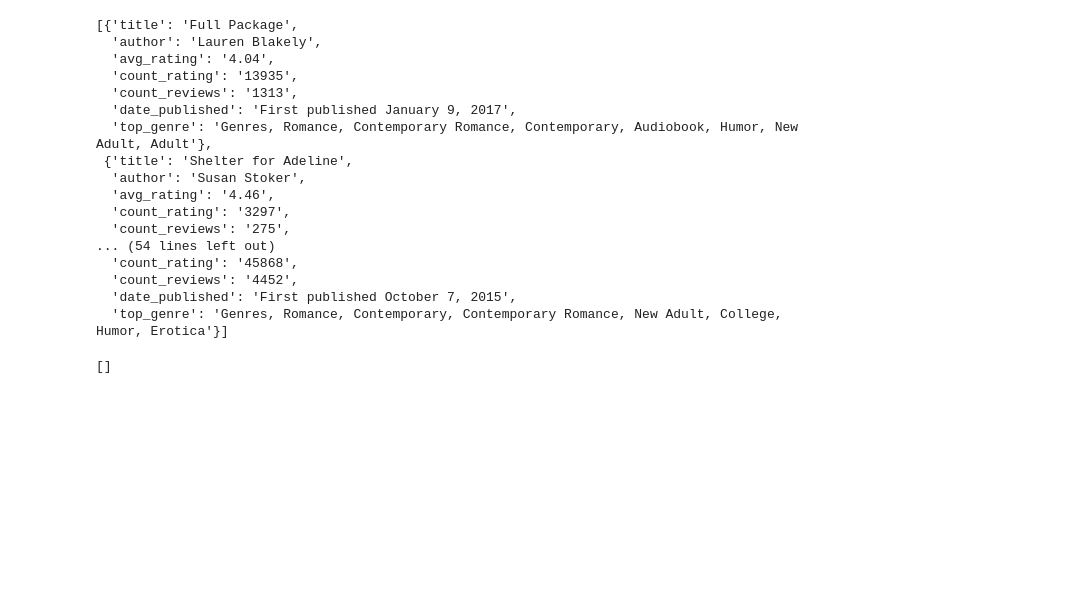
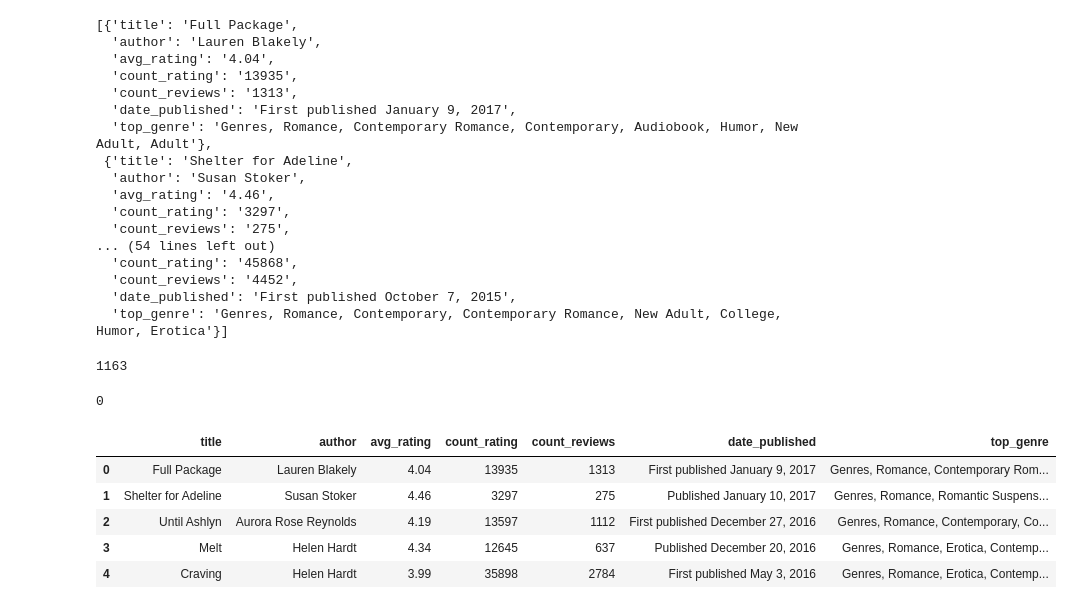
Before and after one commit to melaniewesson/bestseller_capstone, a Jupyter notebook: notebooks/startoverjune9.ipynb, the cells around one changed output. Saved outputs shown, nothing was run; the diff lists cells and outputs as text; code cells hidden in the pictures; blank space fills up the shorter version.

```diff
--- a/notebooks/startoverjune9.ipynb
+++ b/notebooks/startoverjune9.ipynb
@@ -445,7 +445,3 @@ goodreads_found
   'count_reviews': '4452',
   'date_published': 'First published October 7, 2015',
   'top_genre': 'Genres, Romance, Contemporary, Contemporary Romance, New Adult, College, Humor, Erotica'}]
-# %%
-goodreads_unavailable
-# %% [output]
-[]
@@ -453,0 +448,8 @@ goodreads_unavailable
+# %%
+len(goodreads_found)
+# %% [output]
+1163
+# %%
+len(goodreads_unavailable)
+# %% [output]
+0
@@ -453,0 +458,9 @@ goodreads_unavailable
+# %%
+goodreads_found.head()
+# %% [output]
+|  | title | author | avg_rating | count_rating | count_reviews | date_published | top_genre |
+| 0 | Full Package | Lauren Blakely | 4.04 | 13935 | 1313 | First published January 9, 2017 | Genres, Romance, Contemporary Rom... |
+| 1 | Shelter for Adeline | Susan Stoker | 4.46 | 3297 | 275 | Published January 10, 2017 | Genres, Romance, Romantic Suspens... |
+| 2 | Until Ashlyn | Aurora Rose Reynolds | 4.19 | 13597 | 1112 | First published December 27, 2016 | Genres, Romance, Contemporary, Co... |
+| 3 | Melt | Helen Hardt | 4.34 | 12645 | 637 | Published December 20, 2016 | Genres, Romance, Erotica, Contemp... |
+| 4 | Craving | Helen Hardt | 3.99 | 35898 | 2784 | First published May 3, 2016 | Genres, Romance, Erotica, Contemp... |
```
Also changed, not shown: parts of 9 cells of this notebook.
